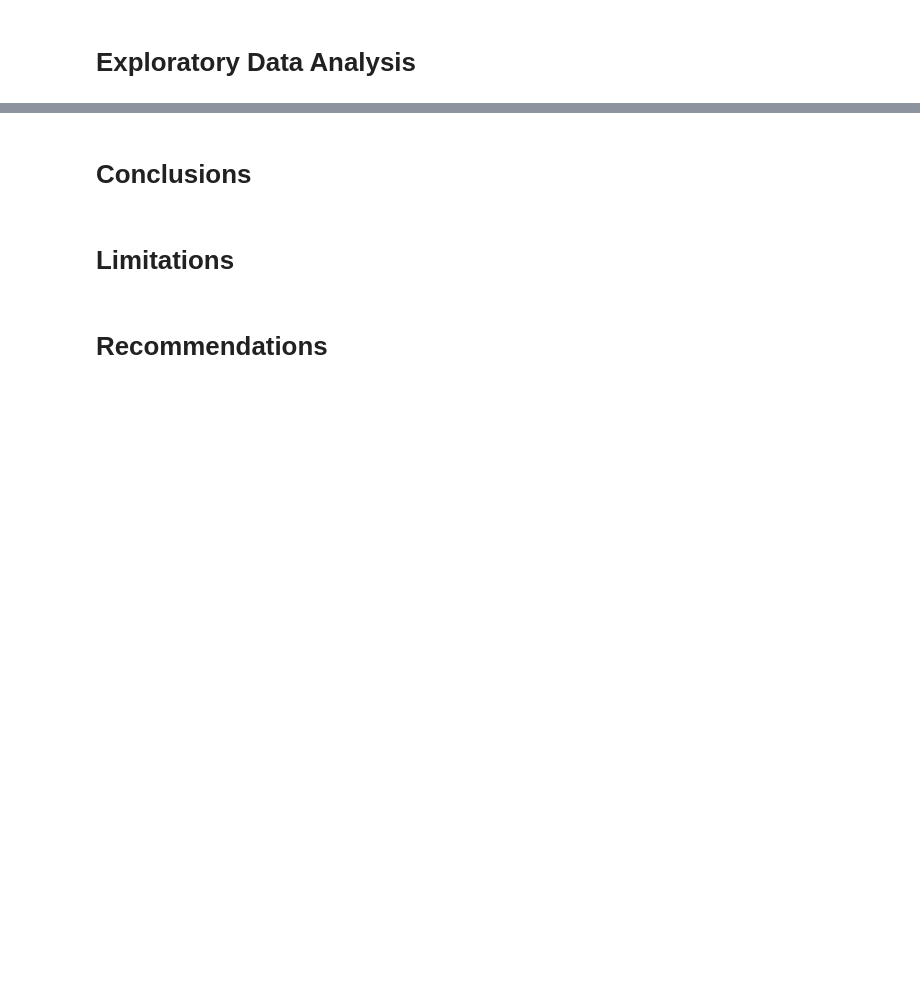
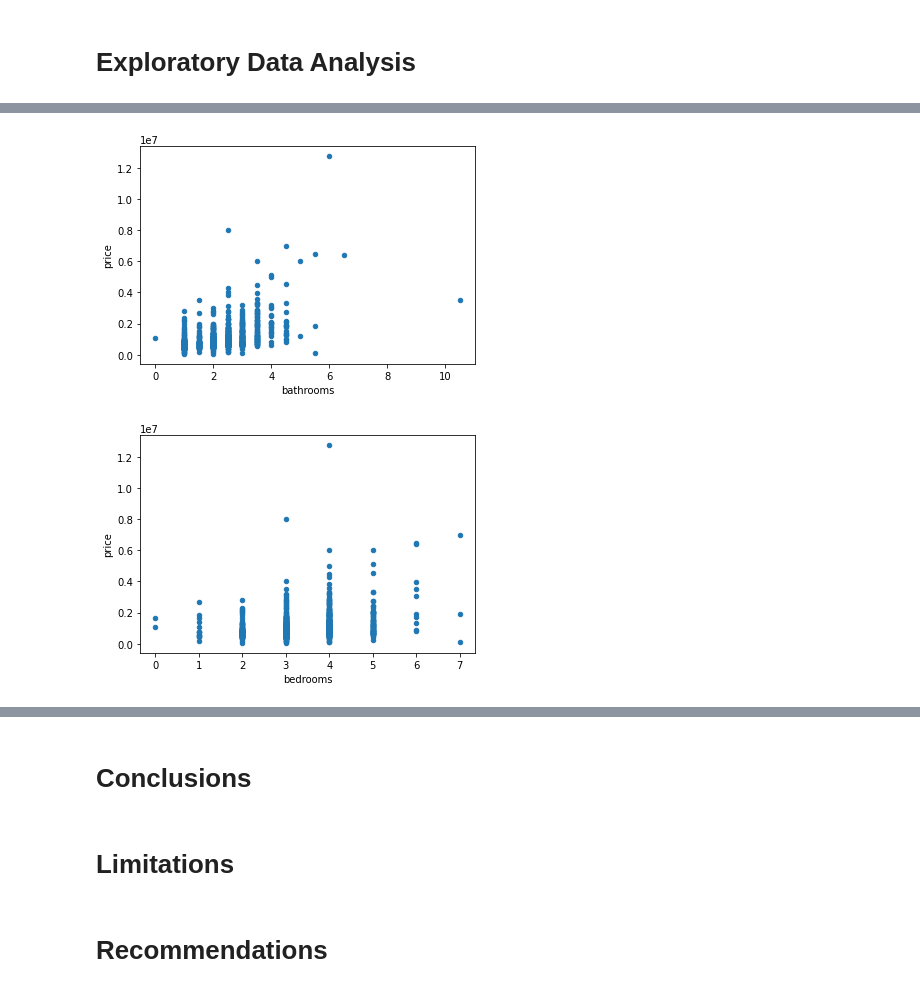
Before and after one commit to lpb3393/Home_Renovations, a Jupyter notebook: Home Renovations.ipynb, the cells around one changed output, grey strips where cells are left out. Cells and saved outputs as stored; diff of their text form; code cells hidden in the pictures; blank space fills up the shorter version.

```diff
--- a/Home Renovations.ipynb
+++ b/Home Renovations.ipynb
@@ -3,2 +11,8 @@
 # %% [markdown]
 # Data Understanding
+# %%
+import pandas as pd
+import matplotlib.pyplot as plt
+import statsmodels.api as sm
+house_data = pd.read_csv("data/kc_house_data.csv", index_col=0)
+house_data.head()
@@ -5,2 +101,5 @@
 # %% [markdown]
 # Data Preparation
+# %%
+housedata_subset = house_data[['price', 'bedrooms', 'bathrooms', 'sqft_living', 'condition', 'yr_built', 'sqft_patio', 'lat', 'long']].copy()
+housedata_subset.head()
@@ -6,0 +126,9 @@
+# %%
+bathrooms = "bathrooms"
+bedrooms = "bedrooms"
+most_correlated = "sqft_living"
+house_condition = "condition"
+sqft_patio = "sqft_patio"
+yr_built = "yr_built"
+lat = "lat"
+long = "long"
@@ -8,0 +158,6 @@
+# %%
+housedata_subset.sample(1000, random_state=1).plot.scatter(x=bathrooms, y="price");
+housedata_subset.sample(1000, random_state=1).plot.scatter(x=bedrooms, y="price");
+# %% [output]
+[figure, added]
+[figure, added]
```
Also changed, not shown: parts of 25 cells of this notebook.
